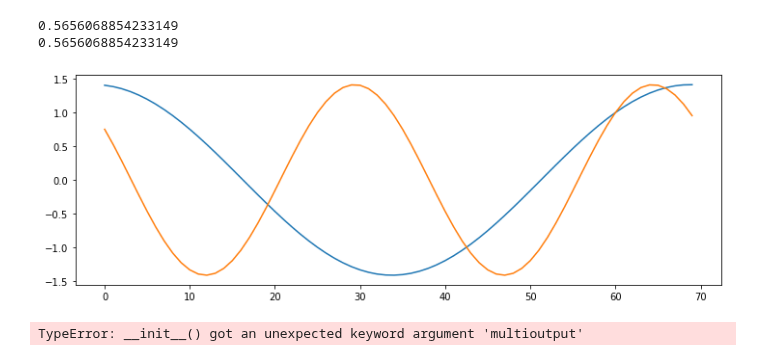
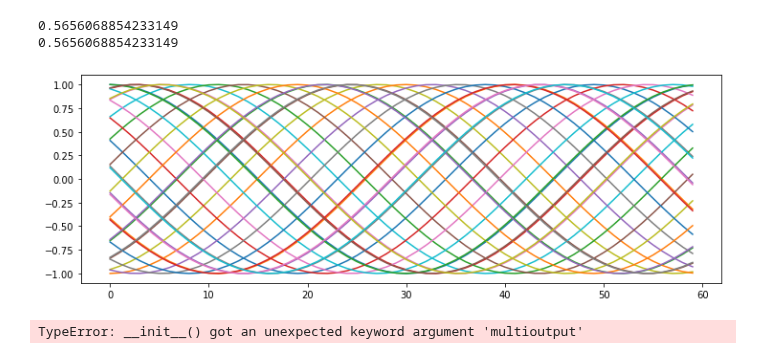
Before and after one commit to dminikorenb/DataLearning, a Jupyter notebook: 3-Taxi/dminik6_part3_w3.ipynb, the cells around one changed output. Cells and saved outputs as stored; diff of their text form; code cells hidden in the pictures.

```diff
--- a/3-Taxi/dminik6_part3_w3.ipynb
+++ b/3-Taxi/dminik6_part3_w3.ipynb
@@ -213,15 +221,17 @@ print(max(l_score))
 0.5656068854233149
 # %%
 pl.figure(figsize=(12,4))
-t_period = 10*7
+t_period = 10*6
 ibeg = 80
-tmp = [math.sin(2*math.pi*i/t_period) + math.cos(2*math.pi*i/t_period) for i in range(ibeg, t_period+ibeg)]
-tmp1 = [math.sin(4*math.pi*i/t_period) + 1*math.cos(4*math.pi*i/t_period) for i in range(ibeg, t_period+ibeg)]
-
-plt.plot(tmp)
-plt.plot(tmp1);
+for theta in range(0, t_period, 2):
+    tmp = [math.cos(2*math.pi*i/t_period + theta)  for i in range(0, t_period)]
+    plt.plot(tmp)
+    # tmp1 = [math.sin(4*math.pi*i/t_period) + 1*math.cos(4*math.pi*i/t_period) for i in range(ibeg, t_period+ibeg)]
+#
+# plt.plot(tmp)
+# plt.plot(tmp1);
 # %% [output]
-[figure, old version]
+[figure, new version]
 # %%
 lr = LinearRegression(multioutput='uniform_average')
 lr.fit( X_week , stmp.values)
```
Also changed, not shown: parts of 4 cells of this notebook.
